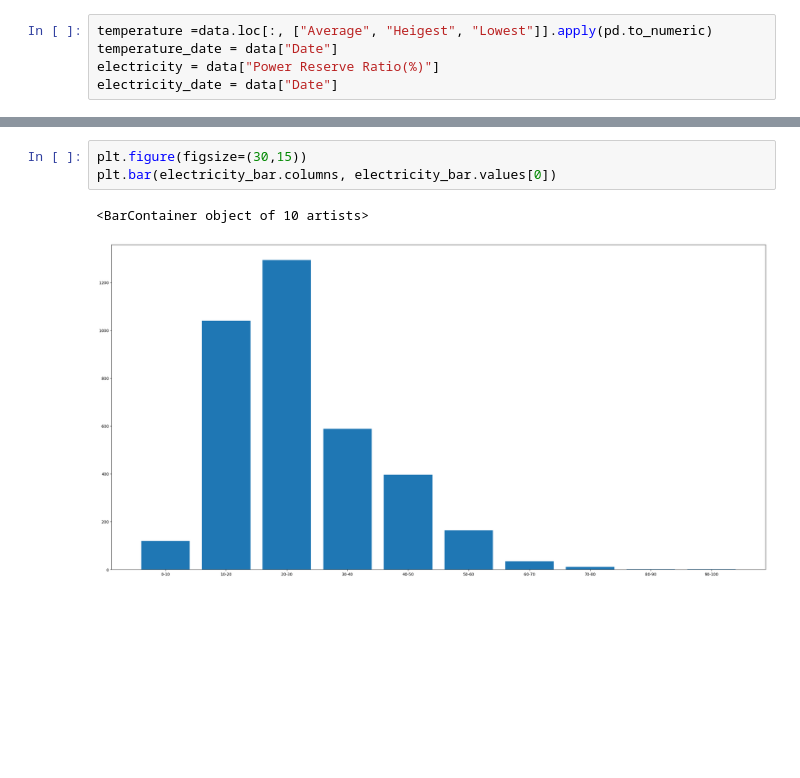
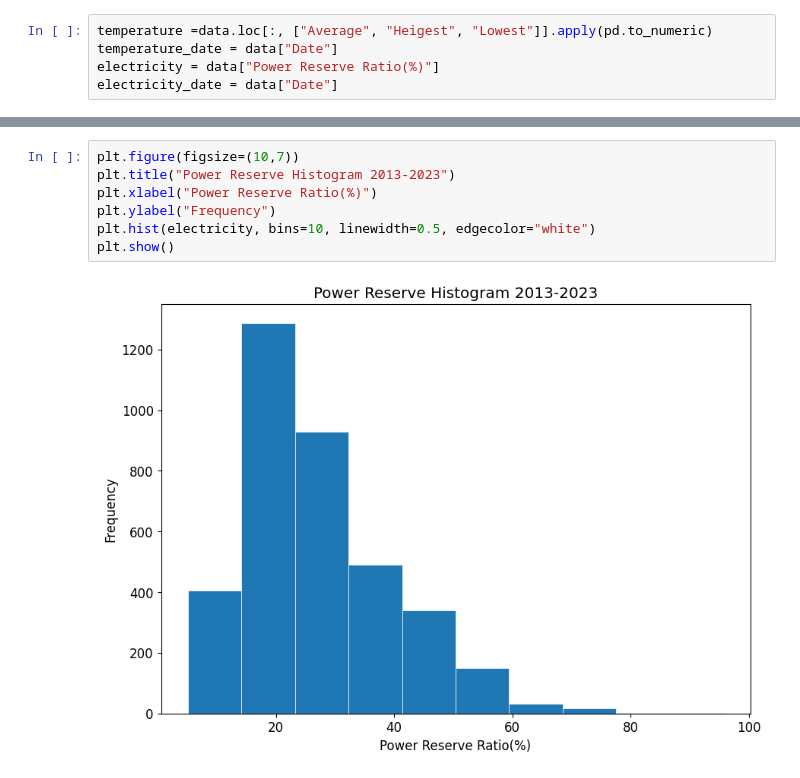
Before and after one commit to jhyunwoo/temperatre-electricity-nb, a Jupyter notebook: graph.ipynb, the cells around one changed output, grey strips where cells are left out. Drawn from its saved outputs; the diff is of its cells as text; blank space fills up the shorter version.

```diff
--- a/graph.ipynb
+++ b/graph.ipynb
@@ -69,6 +36,9 @@ electricity_bar
-# %%
-plt.figure(figsize=(30,15))
-plt.bar(electricity_bar.columns, electricity_bar.values[0])
-# %% [output]
-<BarContainer object of 10 artists>
-[figure, removed]
+# %%
+plt.figure(figsize=(10,7))
+plt.title("Power Reserve Histogram 2013-2023")
+plt.xlabel("Power Reserve Ratio(%)")
+plt.ylabel("Frequency")
+plt.hist(electricity, bins=10, linewidth=0.5, edgecolor="white")
+plt.show()
+# %% [output]
+[figure, added]
```
Also changed, not shown: parts of 11 cells of this notebook.
